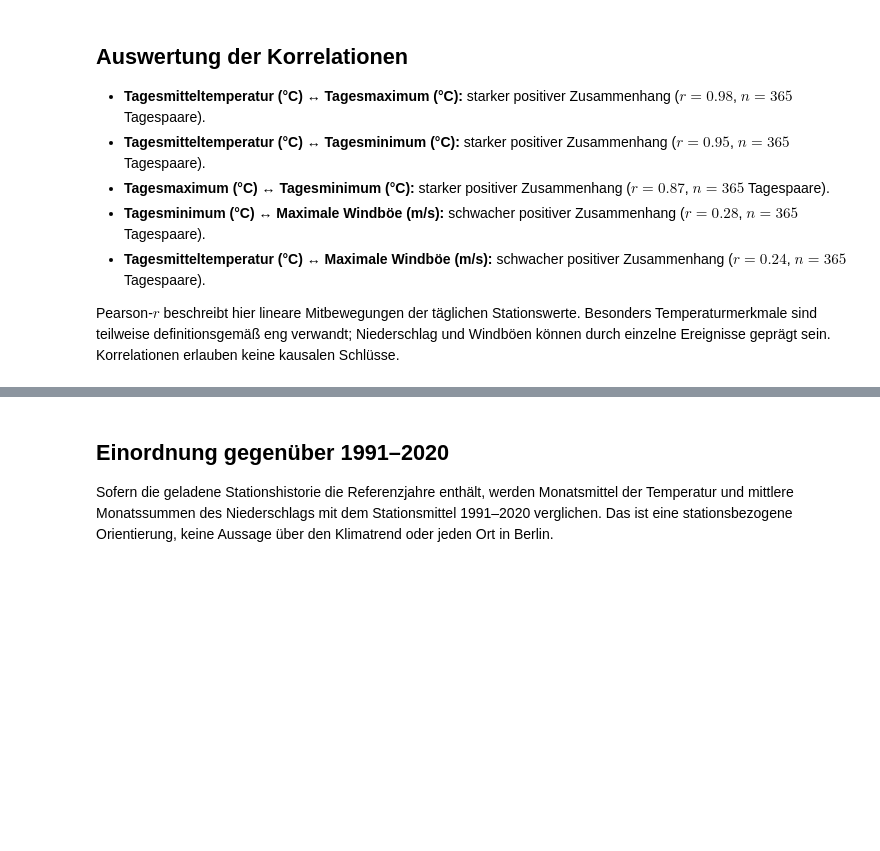
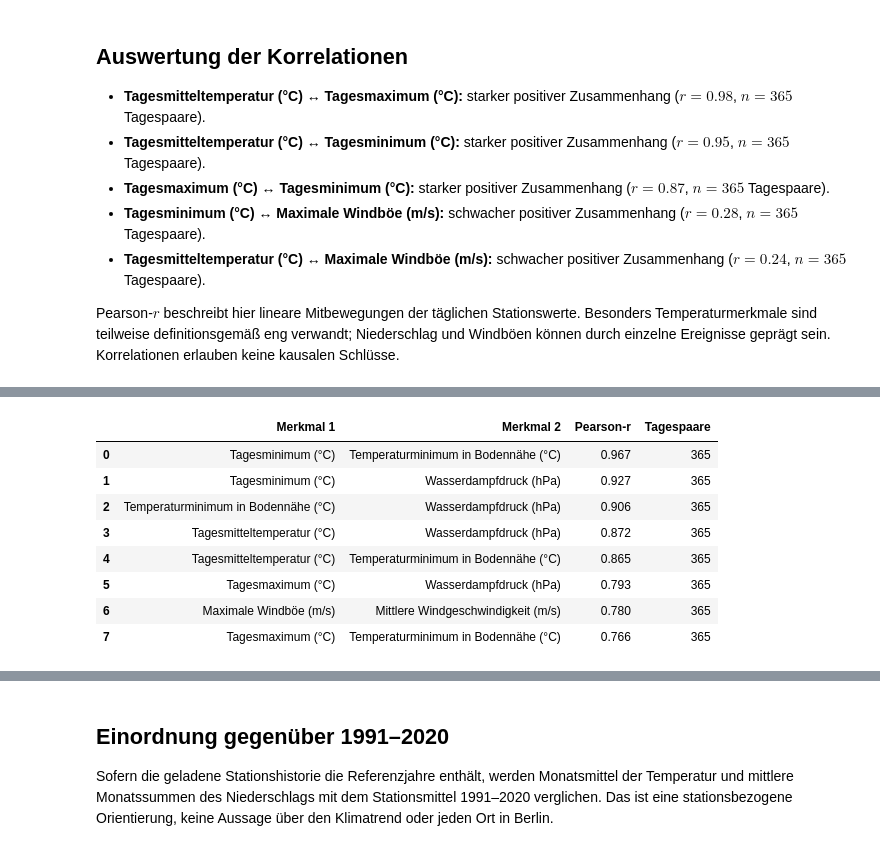
Before and after one commit to gunnarklemenz007/Seminar3, a Jupyter notebook: dwd_berlin_2025_eda.ipynb, the cells around one changed output, grey strips where cells are left out. Drawn from its saved outputs; the diff is of its cells as text; code cells hidden in the pictures; blank space fills up the shorter version.

```diff
--- a/dwd_berlin_2025_eda.ipynb
+++ b/dwd_berlin_2025_eda.ipynb
@@ -349,0 +438,85 @@ Pearson-$r$ beschreibt hier lineare Mitbewegungen der täglichen Stationswerte.
+# %%
+candidate_labels = {
+    "TMK": "Tagesmitteltemperatur (°C)",
+    "TXK": "Tagesmaximum (°C)",
+    "TNK": "Tagesminimum (°C)",
+    "TGK": "Temperaturminimum in Bodennähe (°C)",
+    "RSK": "Niederschlag (mm)",
+    "FX": "Maximale Windböe (m/s)",
+    "FM": "Mittlere Windgeschwindigkeit (m/s)",
+    "NM": "Bewölkungsgrad (Achtel)",
+    "VPM": "Wasserdampfdruck (hPa)",
+    "UPM": "Relative Luftfeuchte (%)",
+    "PM": "Luftdruck (hPa)",
+}
+available_candidates = [
+    column for column in candidate_labels
+    if column in year_data.columns
+]
+candidate_data = year_data[available_candidates].apply(pd.to_numeric, errors="coerce")
+coverage = candidate_data.notna().sum()
+variable_columns = [
+    column for column in available_candidates
+    if coverage[column] >= 180 and candidate_data[column].nunique(dropna=True) >= 10
+]
+screen_data = candidate_data[variable_columns].rename(columns=candidate_labels)
+screen_correlation = screen_data.corr(method="pearson", min_periods=180)
+screen_pair_counts = screen_data.notna().astype(int).T.dot(screen_data.notna().astype(int))
+
+previously_reported = {
+    frozenset(("Tagesmitteltemperatur (°C)", "Tagesmaximum (°C)")),
+    frozenset(("Tagesmitteltemperatur (°C)", "Tagesminimum (°C)")),
+    frozenset(("Tagesmaximum (°C)", "Tagesminimum (°C)")),
+}
+strong_pairs = []
+for row in range(len(screen_correlation.columns)):
+    for column in range(row + 1, len(screen_correlation.columns)):
+        value = screen_correlation.iloc[row, column]
+        first = screen_correlation.index[row]
+        second = screen_correlation.columns[column]
+        pair_count = int(screen_pair_counts.iloc[row, column])
+        if value > 0.75 and pair_count >= 180 and frozenset((first, second)) not in previously_reported:
+            strong_pairs.append({
+                "Merkmal 1": first,
+                "Merkmal 2": second,
+                "Pearson-r": value,
+                "Tagespaare": pair_count,
+            })
+
+strong_pairs = sorted(strong_pairs, key=lambda pair: pair["Pearson-r"], reverse=True)
+if strong_pairs:
+    strong_correlations = pd.DataFrame(strong_pairs)
+    display(strong_correlations.style.format({"Pearson-r": "{:.3f}"}))
+else:
+    strong_correlations = pd.DataFrame(columns=["Merkmal 1", "Merkmal 2", "Pearson-r", "Tagespaare"])
+    print("Keine weiteren Merkmals-Paare mit r > 0,75 und mindestens 180 gemeinsamen Tageswerten gefunden.")
+
+print("Verfügbare Kandidaten und Messwertabdeckung:")
+display(pd.DataFrame({
+    "Merkmal": [candidate_labels[column] for column in available_candidates],
+    "Gültige Tage": [int(coverage[column]) for column in available_candidates],
+}).set_index("Merkmal"))
+
+if strong_pairs:
+    lines = []
+    for pair in strong_pairs:
+        lines.append(
+            f"- **{pair['Merkmal 1']} ↔ {pair['Merkmal 2']}:** $r={pair['Pearson-r']:.2f}$ "
+            f"bei {pair['Tagespaare']} Tagespaaren."
+        )
+    display(Markdown(
+        "## Einordnung der weiteren Treffer\n\n"
+        + "\n".join(lines)
+        + "\n\nHohe Korrelationen zwischen Messgrößen ähnlicher Art können teilweise durch gemeinsame saisonale Verläufe entstehen. "
+        "Sie zeigen Mitbewegung, nicht Kausalität; nahe verwandte Temperaturmessungen sind zudem keine unabhängigen Wettereffekte."
+    ))
+# %% [output]
+|  | Merkmal 1 | Merkmal 2 | Pearson-r | Tagespaare |
+| 0 | Tagesminimum (°C) | Temperaturminimum in Bodennähe (°C) | 0.967 | 365 |
+| 1 | Tagesminimum (°C) | Wasserdampfdruck (hPa) | 0.927 | 365 |
+| 2 | Temperaturminimum in Bodennähe (°C) | Wasserdampfdruck (hPa) | 0.906 | 365 |
+| 3 | Tagesmitteltemperatur (°C) | Wasserdampfdruck (hPa) | 0.872 | 365 |
+| 4 | Tagesmitteltemperatur (°C) | Temperaturminimum in Bodennähe (°C) | 0.865 | 365 |
+| 5 | Tagesmaximum (°C) | Wasserdampfdruck (hPa) | 0.793 | 365 |
+| 6 | Maximale Windböe (m/s) | Mittlere Windgeschwindigkeit (m/s) | 0.780 | 365 |
+| 7 | Tagesmaximum (°C) | Temperaturminimum in Bodennähe (°C) | 0.766 | 365 |
```
Also changed, not shown: parts of 6 cells of this notebook.
